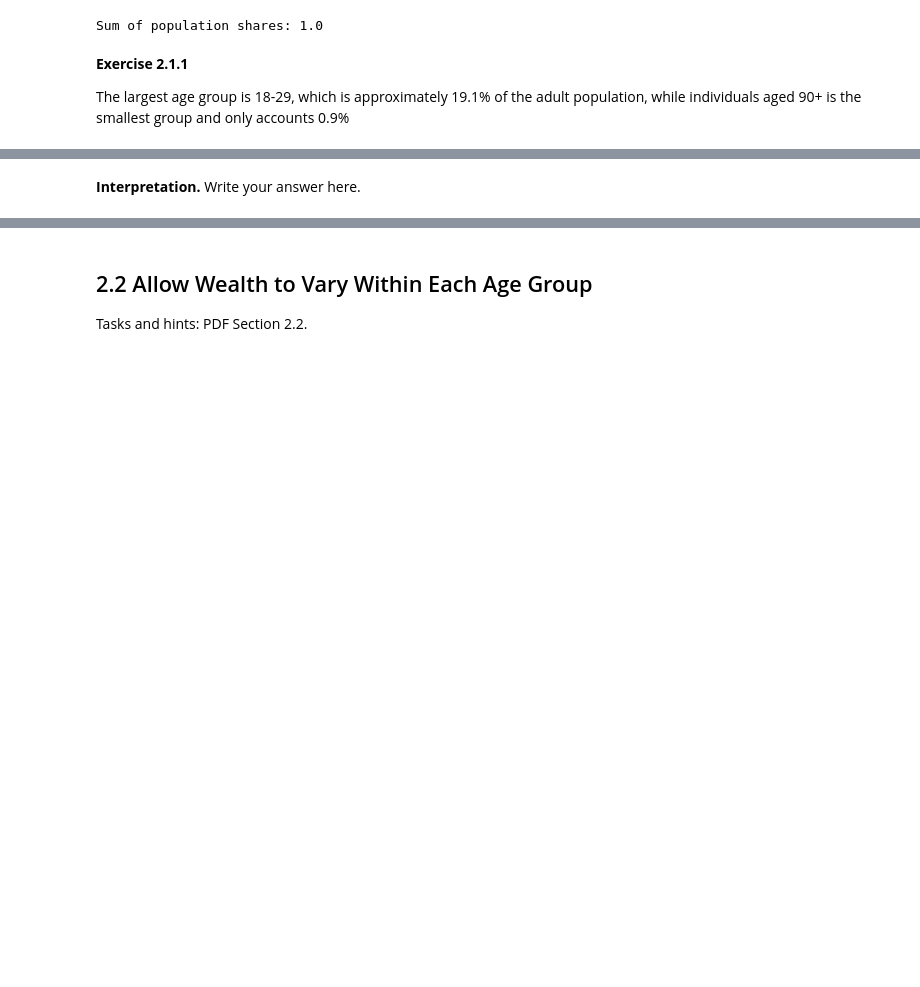
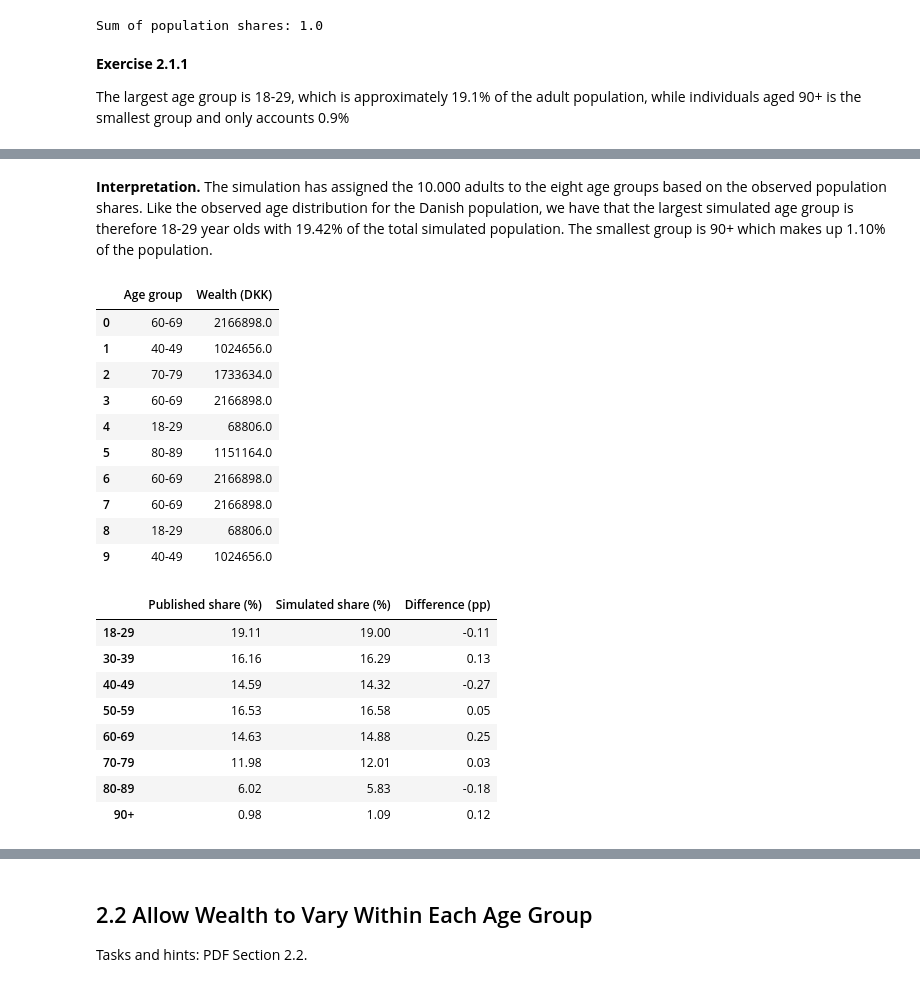
Before and after one commit to clara-julie/Hana_CJ, a Jupyter notebook: DataProject.ipynb, the cells around one changed output, grey strips where cells are left out. Cells and saved outputs as stored; diff of their text form; code cells hidden in the pictures; blank space fills up the shorter version.

Commit message:
Complete exercise 2.1 and update simulation function

```diff
--- a/DataProject.ipynb
+++ b/DataProject.ipynb
@@ -313,13 +311,19 @@ The largest age group is 18-29, which is approximately 19.1% of the adult popula
 # Finding the median wealth (P50) in each age group
 medians = wealth_profile[50].to_numpy()
 
-# Simulating 10.000 adults based on population shares
+# Simulating 10,000 adults based on population shares
 age_sim, wealth_sim = simulate_wealth(
     age_shares=age_shares.to_numpy(),
     medians=medians,
     seed=42
 )
 
-# Checking the number of simulated adults in each age group
+# Checking the total number of simulated adults
 print("Number of simulated adults:", len(age_sim))
+
+# Number of simulated adults in each age group
+simulated_counts = pd.Series(age_sim).value_counts().reindex(range(8), fill_value=0)
+simulated_counts.index = list(age_names.values())
+
+display(simulated_counts)
 # %% [output]
@@ -327,2 +340,50 @@ Number of simulated adults: 10000
 # %% [markdown]
-**Interpretation.** Write your answer here.
+**Interpretation.** The simulation has assigned the 10.000 adults to the eight age groups based on the observed population shares. Like the observed age distribution for the Danish population, we have that the largest simulated age group is therefore 18-29 year olds with 19.42% of the total simulated population. The smallest group is 90+ which makes up 1.10% of the population.
+# %%
+# Exercise 2.1.3 - Assigning median wealth to simulated adults
+
+# Displaying the age group and wealth of the first 10 simulated adults
+simulated_population = pd.DataFrame({
+    "Age group": [list(age_names.values())[a] for a in age_sim],
+    "Wealth (DKK)": wealth_sim
+})
+
+display(simulated_population.head(10))
+
+# Calculating simulated age shares
+simulated_shares = simulated_counts / len(age_sim)
+
+# Comparing published and simulated age shares
+age_comparison = pd.DataFrame({
+    "Published share (%)": age_shares.rename(index=age_names) * 100,
+    "Simulated share (%)": simulated_shares * 100
+})
+
+# Calculating differences in percentage points
+age_comparison["Difference (pp)"] = (
+    age_comparison["Simulated share (%)"]
+    - age_comparison["Published share (%)"]
+)
+
+display(age_comparison.round(2))
+# %% [output]
+|  | Age group | Wealth (DKK) |
+| 0 | 60-69 | 2166898.0 |
+| 1 | 40-49 | 1024656.0 |
+| 2 | 70-79 | 1733634.0 |
+| 3 | 60-69 | 2166898.0 |
+| 4 | 18-29 | 68806.0 |
+| 5 | 80-89 | 1151164.0 |
+| 6 | 60-69 | 2166898.0 |
+| 7 | 60-69 | 2166898.0 |
+| 8 | 18-29 | 68806.0 |
+| 9 | 40-49 | 1024656.0 |
+|  | Published share (%) | Simulated share (%) | Difference (pp) |
+| 18-29 | 19.11 | 19.00 | -0.11 |
+| 30-39 | 16.16 | 16.29 | 0.13 |
+| 40-49 | 14.59 | 14.32 | -0.27 |
+| 50-59 | 16.53 | 16.58 | 0.05 |
+| 60-69 | 14.63 | 14.88 | 0.25 |
+| 70-79 | 11.98 | 12.01 | 0.03 |
+| 80-89 | 6.02 | 5.83 | -0.18 |
+| 90+ | 0.98 | 1.09 | 0.12 |
```
Also changed, not shown: parts of 3 cells of this notebook, 1 other file.
